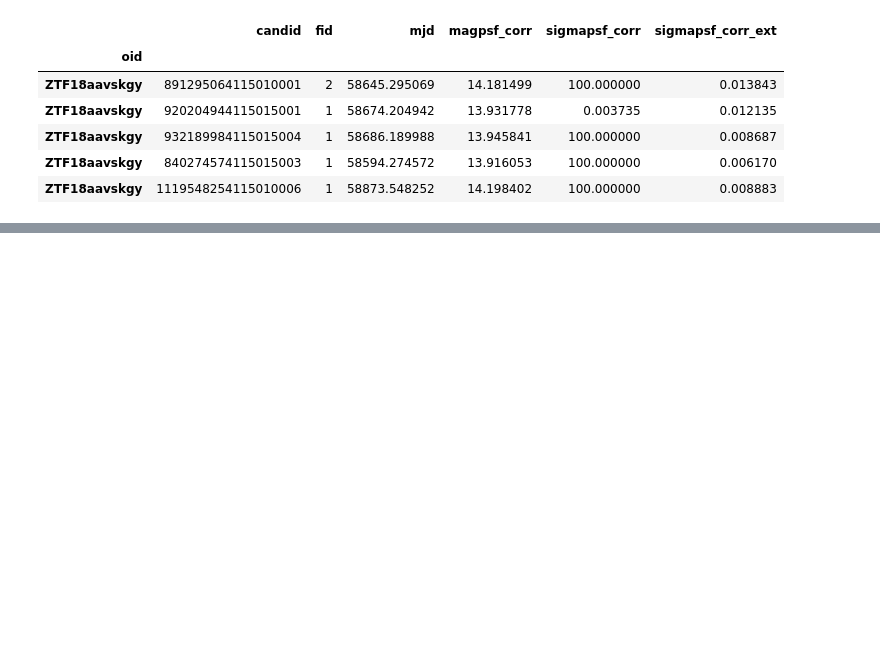
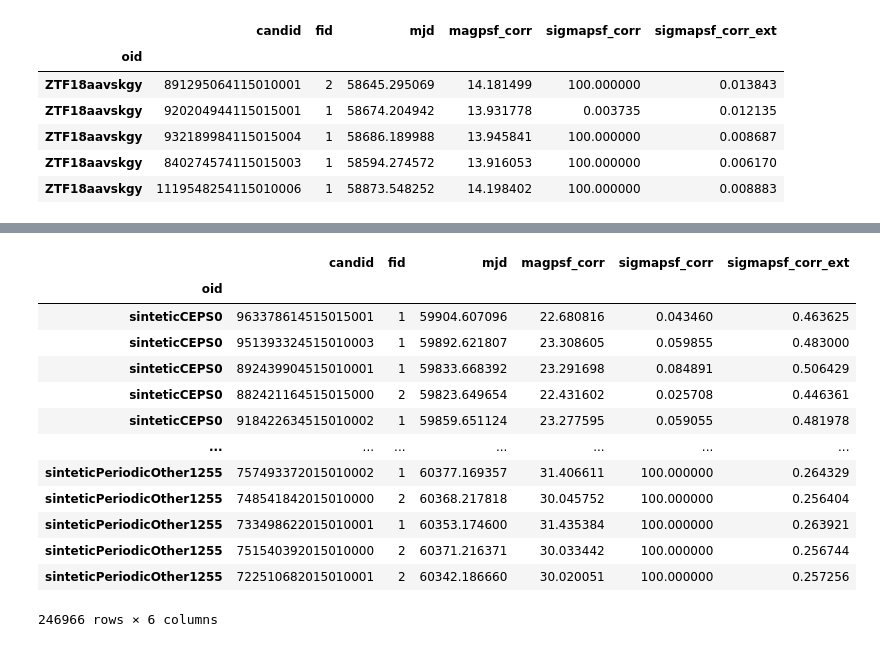
Before and after one commit to matiasvergaras/EL4106-8a, a Jupyter notebook: MP3/data_augmentation.ipynb, the cells around one changed output, grey strips where cells are left out. Drawn from its saved outputs; the diff is of its cells as text; code cells hidden in the pictures; blank space fills up the shorter version.

```diff
--- a/MP3/data_augmentation.ipynb
+++ b/MP3/data_augmentation.ipynb
@@ -246,0 +260,24 @@ filtered_alerts.loc[DSCTS[0]].head()
+# %%
+# Leemos los datasets
+sCEPS = pd.read_csv("sintetics_CEPS.csv", index_col = 0)
+sDSCTS = pd.read_csv("sintetics_DSCTS.csv", index_col = 0)
+sPOS = pd.read_csv("sintetics_PeriodicOther.csv", index_col = 0)
+# %%
+# Juntamos los datasets
+sintetics = pd.concat([sCEPS, sDSCTS, sPOS])
+sintetics
+# %% [output]
+|  | candid | fid | mjd | magpsf_corr | sigmapsf_corr | sigmapsf_corr_ext |
+| oid |  |  |  |  |  |  |
+| sinteticCEPS0 | 963378614515015001 | 1 | 59904.607096 | 22.680816 | 0.043460 | 0.463625 |
+| sinteticCEPS0 | 951393324515010003 | 1 | 59892.621807 | 23.308605 | 0.059855 | 0.483000 |
+| sinteticCEPS0 | 892439904515010001 | 1 | 59833.668392 | 23.291698 | 0.084891 | 0.506429 |
+| sinteticCEPS0 | 882421164515015000 | 2 | 59823.649654 | 22.431602 | 0.025708 | 0.446361 |
+| sinteticCEPS0 | 918422634515010002 | 1 | 59859.651124 | 23.277595 | 0.059055 | 0.481978 |
+| ... | ... | ... | ... | ... | ... | ... |
+| sinteticPeriodicOther1255 | 757493372015010002 | 1 | 60377.169357 | 31.406611 | 100.000000 | 0.264329 |
+| sinteticPeriodicOther1255 | 748541842015010000 | 2 | 60368.217818 | 30.045752 | 100.000000 | 0.256404 |
+| sinteticPeriodicOther1255 | 733498622015010001 | 1 | 60353.174600 | 31.435384 | 100.000000 | 0.263921 |
+| sinteticPeriodicOther1255 | 751540392015010000 | 2 | 60371.216371 | 30.033442 | 100.000000 | 0.256744 |
+| sinteticPeriodicOther1255 | 722510682015010001 | 2 | 60342.186660 | 30.020051 | 100.000000 | 0.257256 |
+246966 rows × 6 columns
```
Also changed, not shown: parts of 7 cells of this notebook.
